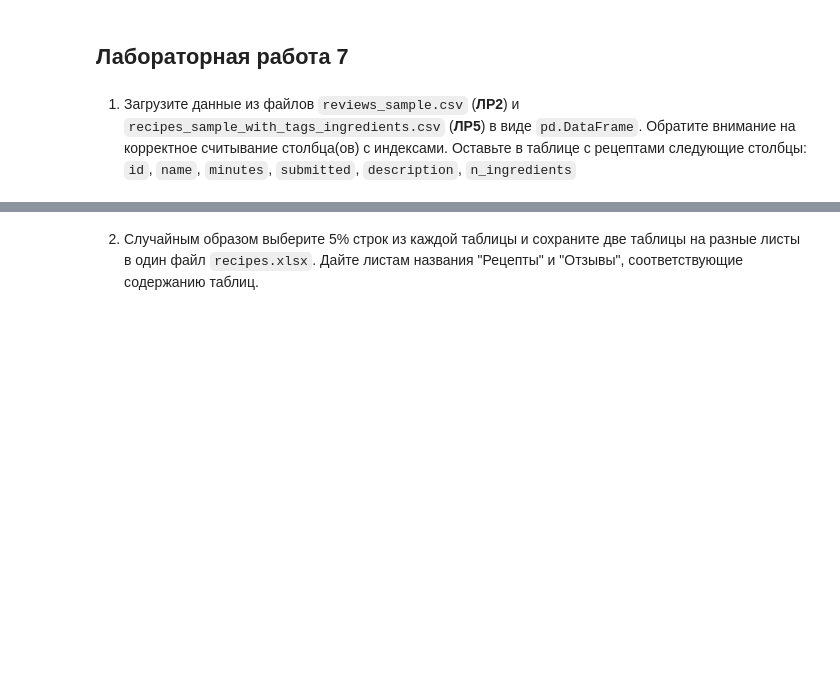
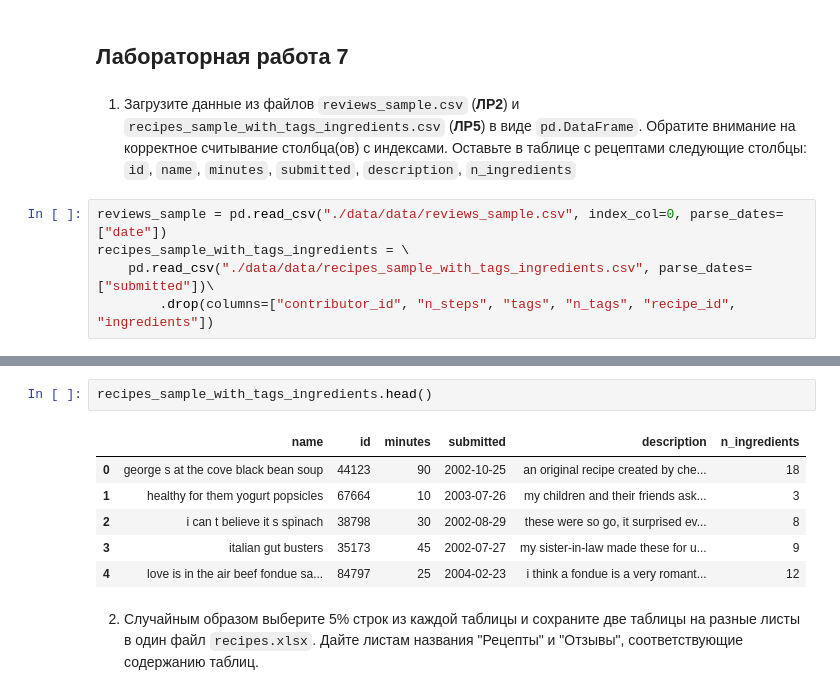
Before and after one commit to Amikuto/BigDataPT-BDPT-, a Jupyter notebook: Lesson7/07_excel_Фамилия_Имя.ipynb, the cells around one changed output, grey strips where cells are left out. Cells and saved outputs as stored; diff of their text form; blank space fills up the shorter version.

```diff
--- a/Lesson7/07_excel_Фамилия_Имя.ipynb
+++ b/Lesson7/07_excel_Фамилия_Имя.ipynb
@@ -59,3 +60,8 @@ True
 ## Лабораторная работа 7
 # %% [markdown]
 1. Загрузите данные из файлов `reviews_sample.csv` (__ЛР2__) и `recipes_sample_with_tags_ingredients.csv` (__ЛР5__) в виде `pd.DataFrame`. Обратите внимание на корректное считывание столбца(ов) с индексами. Оставьте в таблице с рецептами следующие столбцы: `id`, `name`, `minutes`, `submitted`, `description`, `n_ingredients`
+# %%
+reviews_sample = pd.read_csv("./data/data/reviews_sample.csv", index_col=0, parse_dates=["date"])
+recipes_sample_with_tags_ingredients = \
+    pd.read_csv("./data/data/recipes_sample_with_tags_ingredients.csv", parse_dates=["submitted"])\
+        .drop(columns=["contributor_id", "n_steps", "tags", "n_tags", "recipe_id", "ingredients"])
@@ -62,2 +77,11 @@ True
+# %%
+recipes_sample_with_tags_ingredients.head()
+# %% [output]
+|  | name | id | minutes | submitted | description | n_ingredients |
+| 0 | george s at the cove black bean soup | 44123 | 90 | 2002-10-25 | an original recipe created by che... | 18 |
+| 1 | healthy for them yogurt popsicles | 67664 | 10 | 2003-07-26 | my children and their friends ask... | 3 |
+| 2 | i can t believe it s spinach | 38798 | 30 | 2002-08-29 | these were so go, it surprised ev... | 8 |
+| 3 | italian gut busters | 35173 | 45 | 2002-07-27 | my sister-in-law made these for u... | 9 |
+| 4 | love is in the air beef fondue sa... | 84797 | 25 | 2004-02-23 | i think a fondue is a very romant... | 12 |
 # %% [markdown]
 2. Случайным образом выберите 5% строк из каждой таблицы и сохраните две таблицы на разные листы в один файл `recipes.xlsx`. Дайте листам названия "Рецепты" и "Отзывы", соответствующие содержанию таблиц.
```
Also changed, not shown: parts of 7 cells of this notebook, 1 other file.
